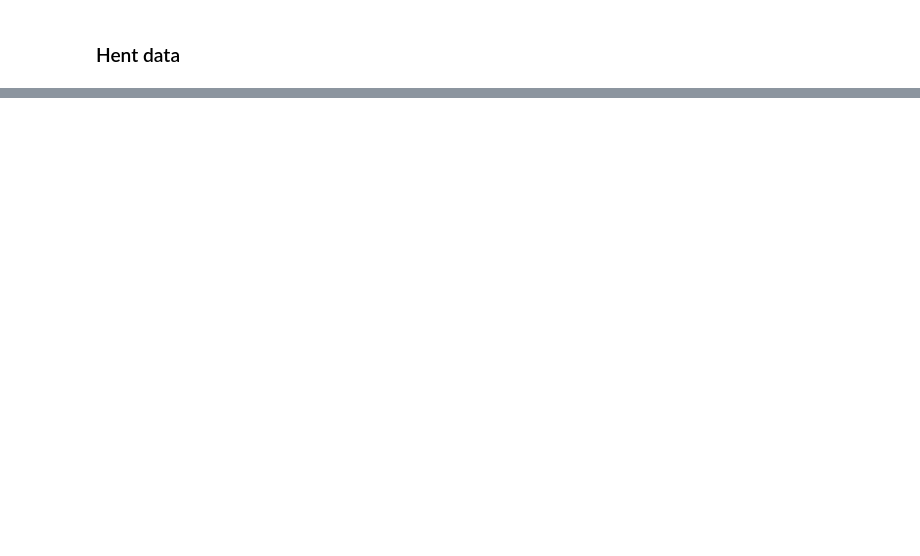
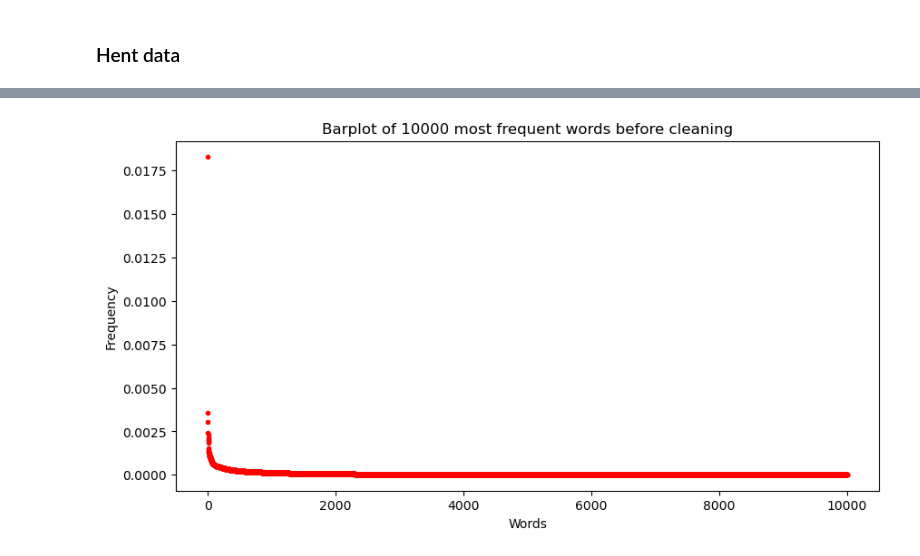
Before and after one commit to SofusEriksen/Fake_News_Project, a Jupyter notebook: Final project.ipynb, the cells around one changed output, grey strips where cells are left out. Saved outputs shown, nothing was run; the diff lists cells and outputs as text; code cells hidden in the pictures; blank space fills up the shorter version.

```diff
--- a/Final project.ipynb
+++ b/Final project.ipynb
@@ -174,0 +216,17 @@ tokenize_content(df)
+# %%
+# Analysis of word frequency
+freq_100_post = sorted(word_dict_post.items(), key=lambda x: x[1], reverse=True)[0:100]
+freq_10000_post = sorted(word_dict_post.items(), key=lambda x: x[1], reverse=True)[0:10000]
+freq_10000_words_post = [word[0] for word in freq_10000_post]
+word_sum_post = sum(word_dict_post.values())
+frequency_10000_post = [word[1]/word_sum for word in freq_10000_post]
+
+plt.figure(figsize=(10,5))
+## Create bars
+plt.plot(frequency_10000_post,'.',color='red')
+plt.ylabel("Frequency")
+plt.title("Barplot of 10000 most frequent words before cleaning")
+plt.xlabel("Words")
+plt.show()
+# %% [output]
+[figure, added]
```
Also changed, not shown: parts of 15 cells of this notebook, 2 other files.
